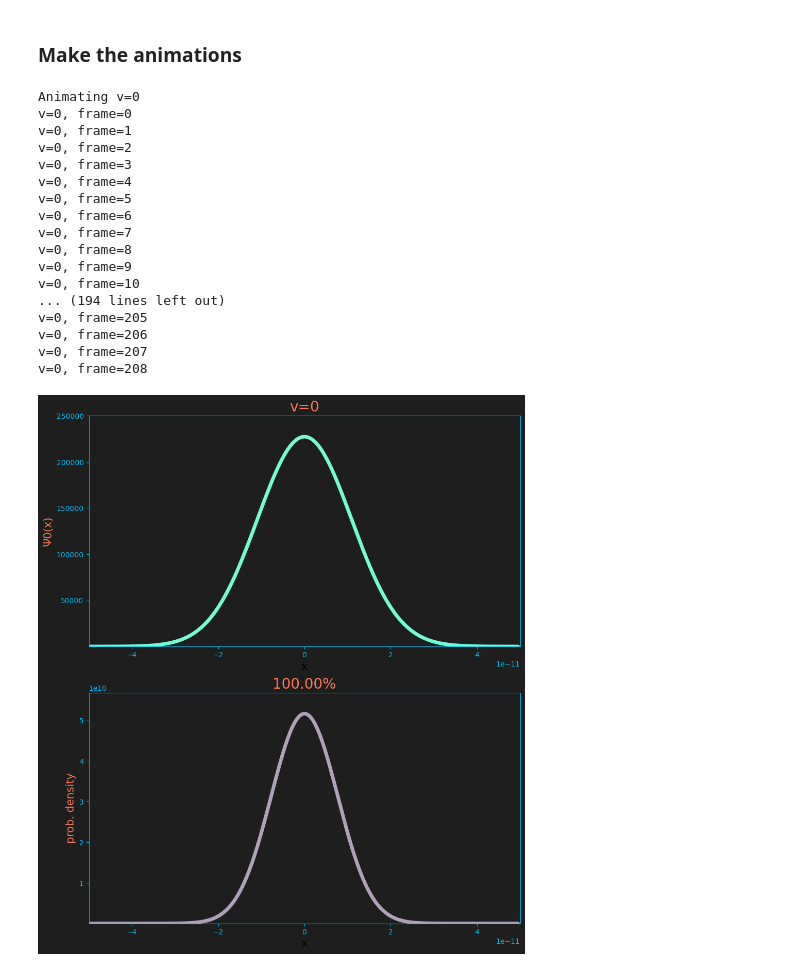
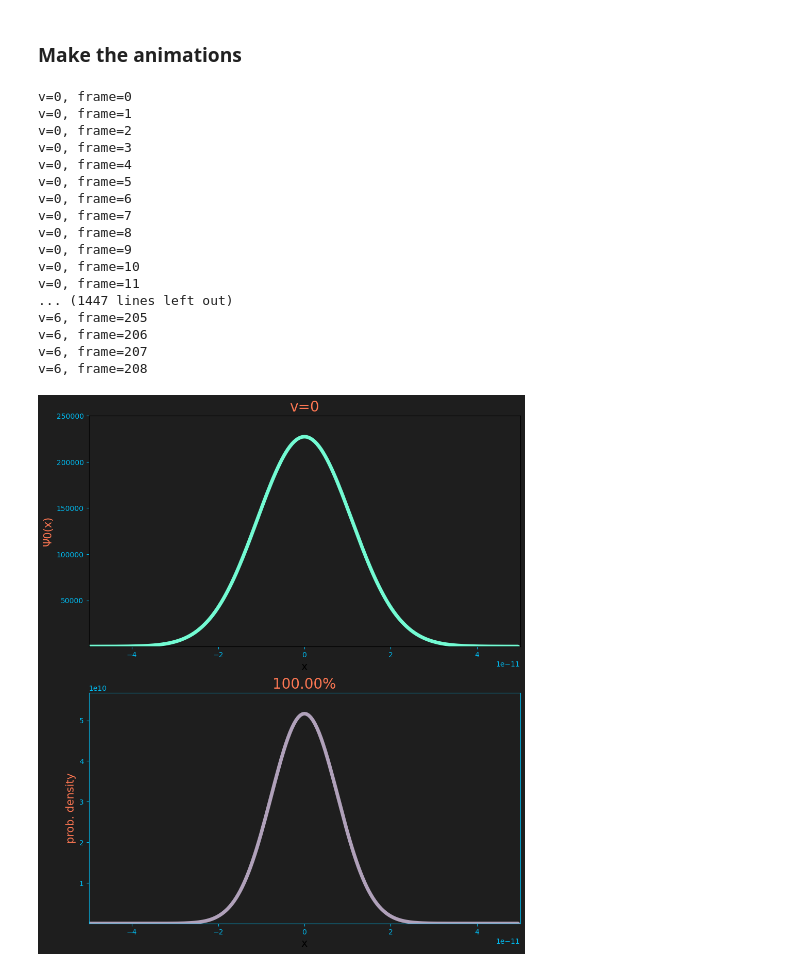
Before and after one commit to akey7/quantum-harmonic-oscillator, a Jupyter notebook: wavefunctions.ipynb, the cells around one changed output. Cells and saved outputs as stored; diff of their text form; code cells hidden in the pictures.

```diff
--- a/wavefunctions.ipynb
+++ b/wavefunctions.ipynb
@@ -41,68 +41,66 @@ heading_text_color = "#FC7753"
 # %% [markdown]
 ### Make the animations
 # %%
-fig, axs = plt.subplots(nrows=2, ncols=1, dpi=dpi, figsize=(width, height))
+for v in range(qho.max_v() + 1):
+    fig, axs = plt.subplots(nrows=2, ncols=1, dpi=dpi, figsize=(width, height))
 
-for ax in axs:
-    ax.set_facecolor(bgcolor)
-    fig.set_facecolor(bgcolor)
-    ax.tick_params(axis='x', colors=axis_color)
-    ax.tick_params(axis='y', colors=axis_color)
+    for ax in axs:
+        ax.set_facecolor(bgcolor)
+        fig.set_facecolor(bgcolor)
+        ax.tick_params(axis='x', colors=axis_color)
+        ax.tick_params(axis='y', colors=axis_color)
 
     for spine_direction in ["top", "right", "bottom", "left"]:
         ax.spines[spine_direction].set_color(axis_color)
 
-v = 0
-print(f'Animating v={v}')
+    wavefunction_line = axs[0].plot(wavefunctions[v][0][0], wavefunctions[v][1][0], color=line_color_1, lw=5, solid_capstyle='round')
+    prob_density_title = axs[1].set_title('probability=0%', size=20, color=heading_text_color)
+    prob_density_line = axs[1].plot(prob_densities[v][0][0], prob_densities[v][1][0], color=line_color_2, lw=5, solid_capstyle='round')
 
-wavefunction_line = axs[0].plot(wavefunctions[v][0][0], wavefunctions[v][1][0], color=line_color_1, lw=5, solid_capstyle='round')
-prob_density_title = axs[1].set_title('probability=0%', size=20, color=heading_text_color)
-prob_density_line = axs[1].plot(prob_densities[v][0][0], prob_densities[v][1][0], color=line_color_2, lw=5, solid_capstyle='round')
+    def init_func():
+        axs[0].set_title(f'v={v}', size=20, color=heading_text_color)
+        axs[0].set_ylabel(f'Ψ{v}(x)', size=15, color=heading_text_color)
+        axs[0].set_xlabel('x', size=15)
+        axs[0].set_xlim(x_min, x_max)
+        axs[0].set_ylim(min(wavefunctions[v][1]), max(wavefunctions[v][1])*1.1)
 
-def init_func():
-    axs[0].set_title(f'v={v}', size=20, color=heading_text_color)
-    axs[0].set_ylabel(f'Ψ{v}(x)', size=15, color=heading_text_color)
-    axs[0].set_xlabel('x', size=15)
-    axs[0].set_xlim(x_min, x_max)
-    axs[0].set_ylim(min(wavefunctions[v][1]), max(wavefunctions[v][1])*1.1)
+        axs[1].set_ylabel(f'prob. density', size=15, color=heading_text_color)
+        axs[1].set_xlabel('x', size=15)
+        axs[1].set_xlim(x_min, x_max)
+        axs[1].set_ylim(min(prob_densities[v][1]), max(prob_densities[v][1])*1.1)
 
-    axs[1].set_ylabel(f'prob. density', size=15, color=heading_text_color)
-    axs[1].set_xlabel('x', size=15)
-    axs[1].set_xlim(x_min, x_max)
-    axs[1].set_ylim(min(prob_densities[v][1]), max(prob_densities[v][1])*1.1)
+        return wavefunction_line, prob_density_line, prob_density_title
 
-    return wavefunction_line, prob_density_line, prob_density_title
+    def update(frame):
+        wavefunction_line[0].set_xdata(wavefunctions[v][0][:frame])
+        wavefunction_line[0].set_ydata(wavefunctions[v][1][:frame])
+        prob_density_line[0].set_xdata(prob_densities[v][0][:frame])
+        prob_density_line[0].set_ydata(prob_densities[v][1][:frame])
+        cumulative_prbability = qho.integrate_prob_density_between_limits(v, min(prob_densities[v][0]), prob_densities[v][0][frame])
+        prob_density_title.set_text(f'{format(cumulative_prbability*100, ".2f")}%')
 
-def update(frame):
-    wavefunction_line[0].set_xdata(wavefunctions[v][0][:frame])
-    wavefunction_line[0].set_ydata(wavefunctions[v][1][:frame])
-    prob_density_line[0].set_xdata(prob_densities[v][0][:frame])
-    prob_density_line[0].set_ydata(prob_densities[v][1][:frame])
-    cumulative_prbability = qho.integrate_prob_density_between_limits(v, min(prob_densities[v][0]), prob_densities[v][0][frame])
-    prob_density_title.set_text(f'{format(cumulative_prbability*100, ".2f")}%')
+        print(f'v={v}, frame={frame}')
 
-    print(f'v={v}, frame={frame}')
+        return wavefunction_line[0], prob_density_line[0], prob_density_title
 
-    return wavefunction_line[0], prob_density_line[0], prob_density_title
-
-ani = animation.FuncAnimation(fig=fig, func=update, init_func=init_func, frames=n_points, interval=33)
-ani.save(filename=os.path.join('output', f'wavefunction_prob_density_{v}.mp4'), writer='ffmpeg')
+    ani = animation.FuncAnimation(fig=fig, func=update, init_func=init_func, frames=n_points, interval=33)
+    ani.save(filename=os.path.join('output', f'wavefunction_prob_density_{v}.mp4'), writer='ffmpeg')
 # %% [output]
-Animating v=0
 v=0, frame=0
 v=0, frame=1
 v=0, frame=2
 v=0, frame=3
 v=0, frame=4
 v=0, frame=5
 v=0, frame=6
 v=0, frame=7
 v=0, frame=8
 v=0, frame=9
 v=0, frame=10
-... (194 lines left out)
-v=0, frame=205
-v=0, frame=206
-v=0, frame=207
-v=0, frame=208
+v=0, frame=11
+... (1447 lines left out)
+v=6, frame=205
+v=6, frame=206
+v=6, frame=207
+v=6, frame=208
-[figure, old version]
+[figure, new version]
```
Also changed, not shown: parts of 1 cell of this notebook.
